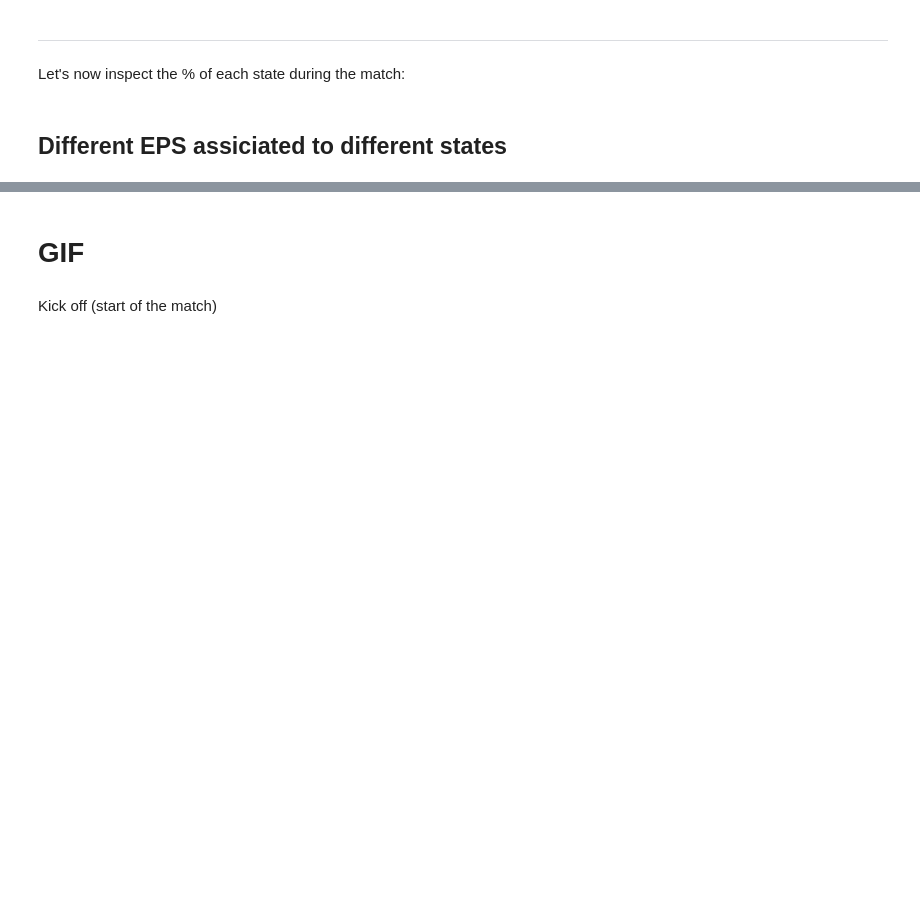
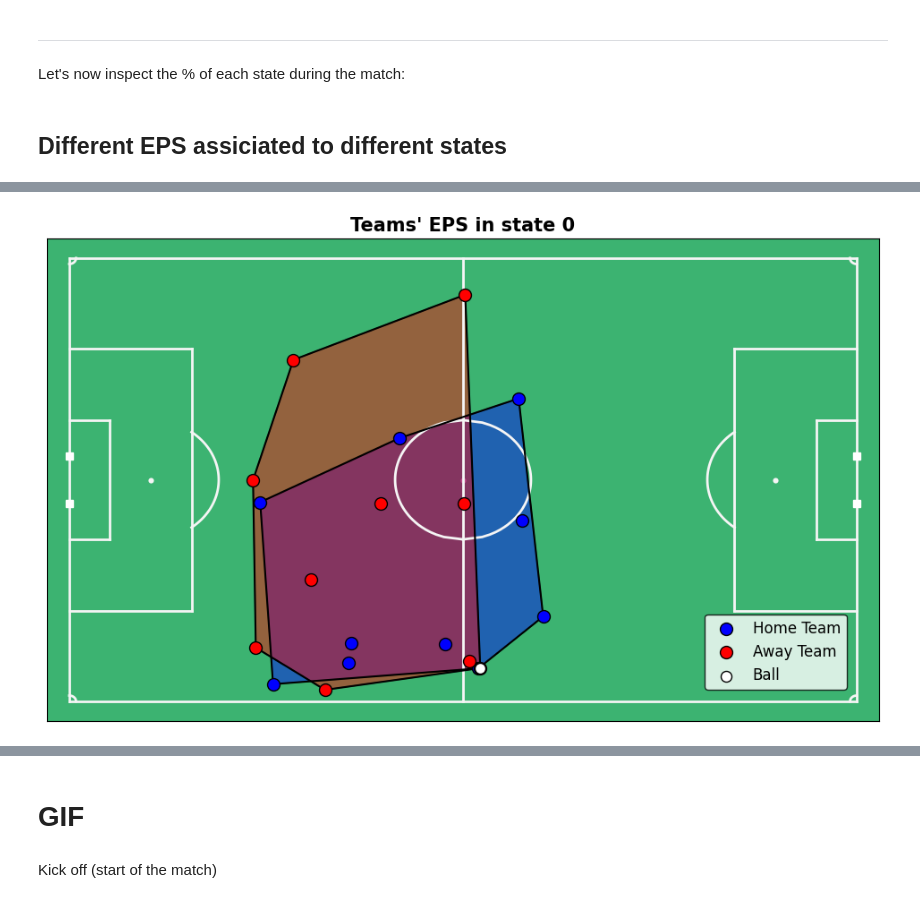
Before and after one commit to ValentinisAlessio/PML_exam, a Jupyter notebook: MatchAnalysis.ipynb, the cells around one changed output, grey strips where cells are left out. Cells and saved outputs as stored; diff of their text form; code cells hidden in the pictures; blank space fills up the shorter version.

Commit message:
added areas plots in different states

```diff
--- a/MatchAnalysis.ipynb
+++ b/MatchAnalysis.ipynb
@@ -177 +167,11 @@ PlotPitch(frame=51,
+# %%
+PlotPitch(frame=61700,
+          lag=51,
+          home_xy=home_xy,
+          away_xy=away_xy,
+          plotHulls=True,
+          plotAllPlayers=True,
+          title="Teams' EPS in state 0")
+# %% [output]
+[figure, added]
 # %%
```
Also changed, not shown: parts of 13 cells of this notebook, 4 other files.
